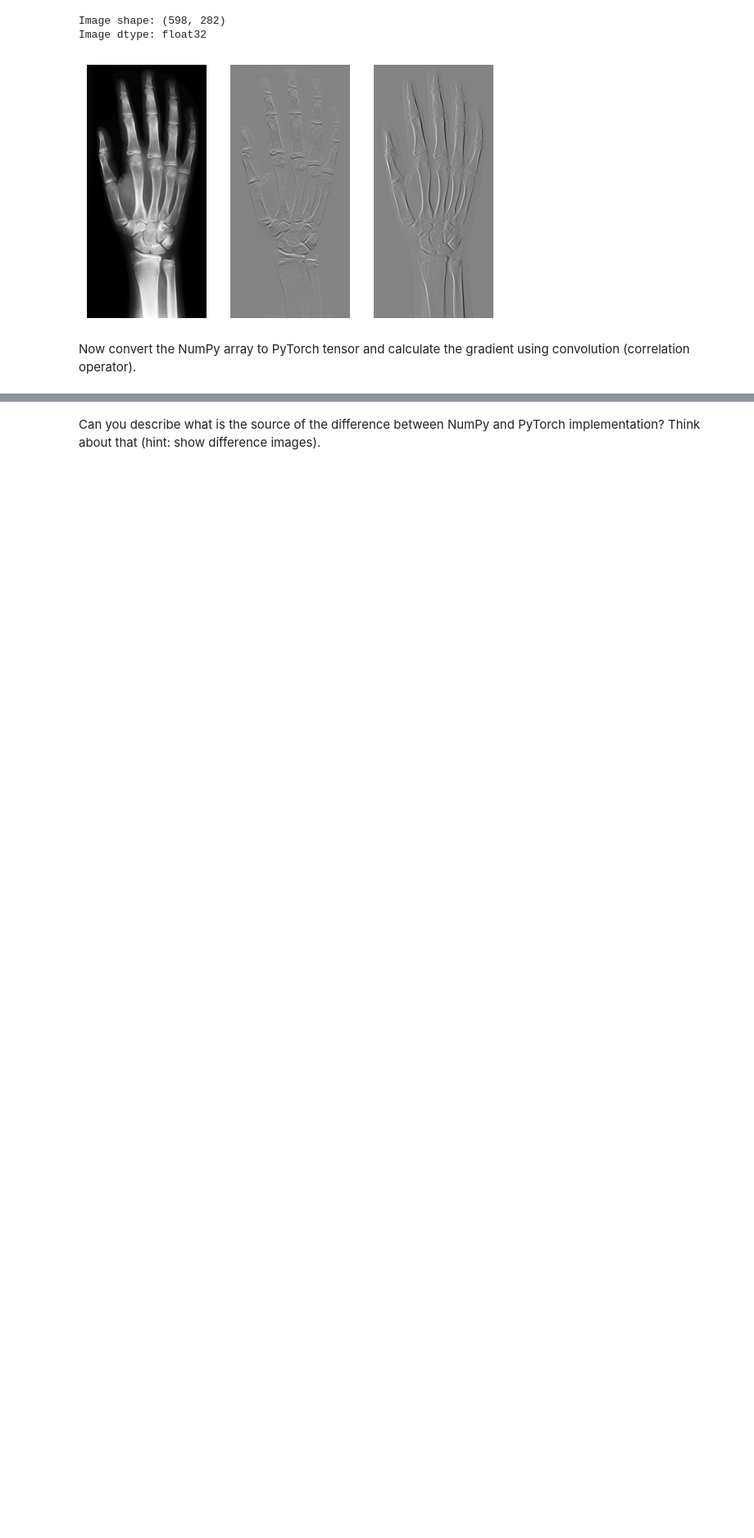
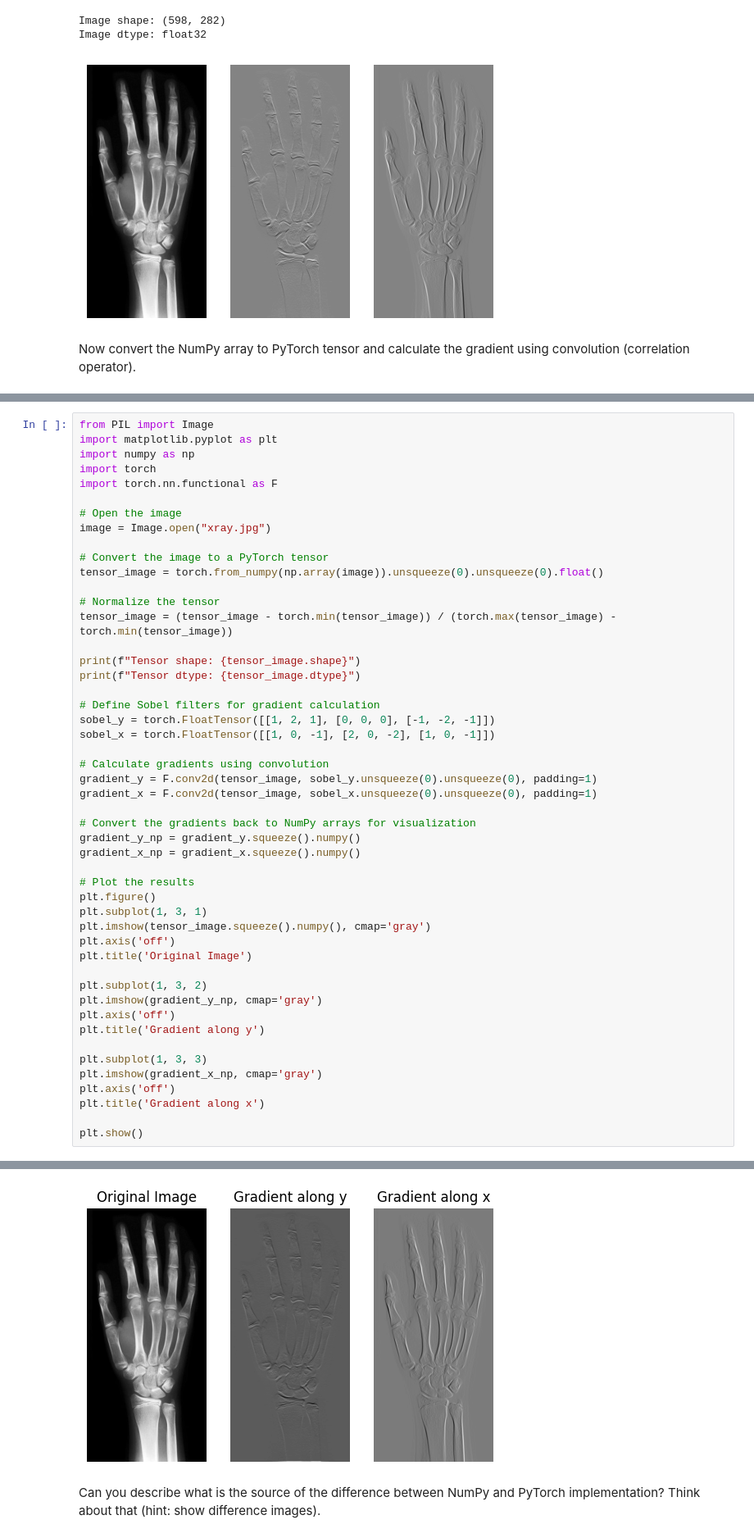
Before and after one commit to Mateleo/EmbeddedAI, a Jupyter notebook: Medical/Lab2_ToComplete.ipynb, the cells around one changed output, grey strips where cells are left out. Shown: that part at 82% size. Drawn from its saved outputs; the diff is of its cells as text; blank space fills up the shorter version.

```diff
--- a/Medical/Lab2_ToComplete.ipynb
+++ b/Medical/Lab2_ToComplete.ipynb
@@ -287,0 +251,50 @@ ValueError: operands could not be broadcast together with shapes (598,282) (596,
+# %%
+from PIL import Image
+import matplotlib.pyplot as plt
+import numpy as np
+import torch
+import torch.nn.functional as F
+
+# Open the image
+image = Image.open("xray.jpg")
+
+# Convert the image to a PyTorch tensor
+tensor_image = torch.from_numpy(np.array(image)).unsqueeze(0).unsqueeze(0).float()
+
+# Normalize the tensor
+tensor_image = (tensor_image - torch.min(tensor_image)) / (torch.max(tensor_image) - torch.min(tensor_image))
+
+print(f"Tensor shape: {tensor_image.shape}")
+print(f"Tensor dtype: {tensor_image.dtype}")
+
+# Define Sobel filters for gradient calculation
+sobel_y = torch.FloatTensor([[1, 2, 1], [0, 0, 0], [-1, -2, -1]])
+sobel_x = torch.FloatTensor([[1, 0, -1], [2, 0, -2], [1, 0, -1]])
+
+# Calculate gradients using convolution
+gradient_y = F.conv2d(tensor_image, sobel_y.unsqueeze(0).unsqueeze(0), padding=1)
+gradient_x = F.conv2d(tensor_image, sobel_x.unsqueeze(0).unsqueeze(0), padding=1)
+
+# Convert the gradients back to NumPy arrays for visualization
+gradient_y_np = gradient_y.squeeze().numpy()
+gradient_x_np = gradient_x.squeeze().numpy()
+
+# Plot the results
+plt.figure()
+plt.subplot(1, 3, 1)
+plt.imshow(tensor_image.squeeze().numpy(), cmap='gray')
+plt.axis('off')
+plt.title('Original Image')
+
+plt.subplot(1, 3, 2)
+plt.imshow(gradient_y_np, cmap='gray')
+plt.axis('off')
+plt.title('Gradient along y')
+
+plt.subplot(1, 3, 3)
+plt.imshow(gradient_x_np, cmap='gray')
+plt.axis('off')
+plt.title('Gradient along x')
+
+plt.show()
+# %% [output]
@@ -288,2 +303,3 @@ ValueError: operands could not be broadcast together with shapes (598,282) (596,
+[figure, added]
 # %% [markdown]
 Can you describe what is the source of the difference between NumPy and PyTorch implementation? Think about that (hint: show difference images).
```
Also changed, not shown: parts of 17 cells of this notebook, 2 other files.
